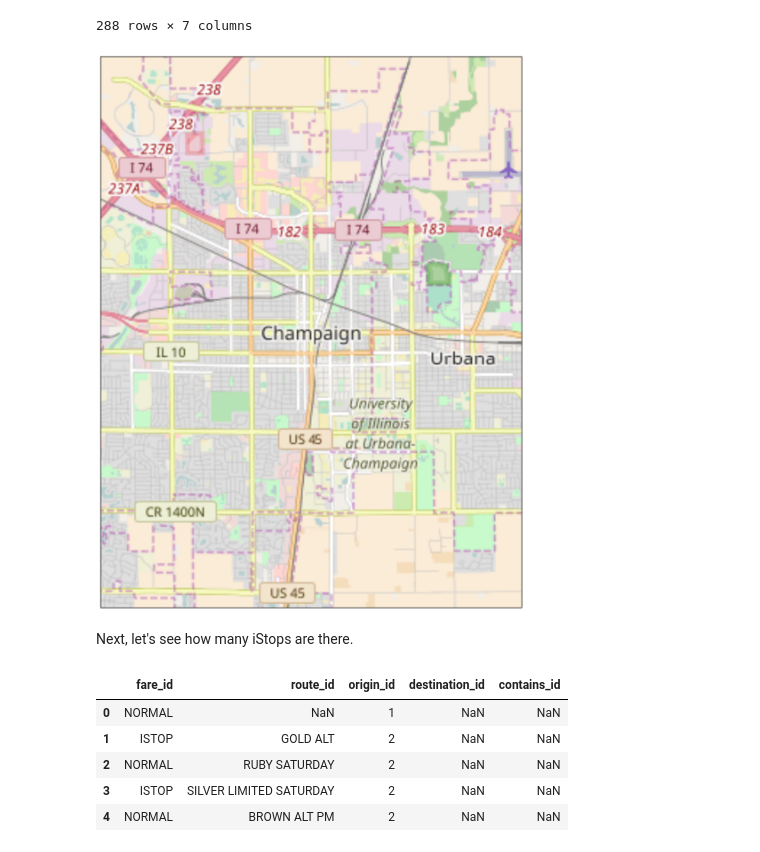
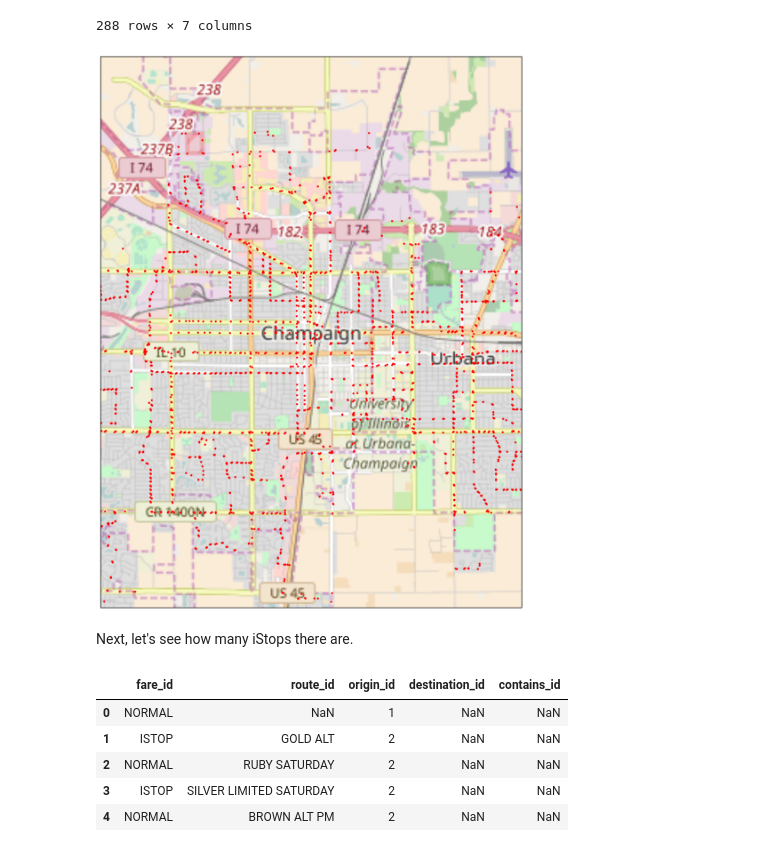
Before and after one commit to ariansacct/project-spring2017, a Jupyter notebook: part1/component1.ipynb, the cells around one changed output. Cells and saved outputs as stored; diff of their text form; code cells hidden in the pictures.

Commit message:
Updates the plots

```diff
--- a/part1/component1.ipynb
+++ b/part1/component1.ipynb
@@ -211,39 +242,39 @@ dlat = 0.05
 dlon = 0.05
 
 osm_tiles = OSM()
 
 plt.figure(figsize=(16, 16))
 
 # Use the tile's projection for the underlying map.
 ax = plt.axes(projection=osm_tiles.crs)
 
 # Specify a region of interest, in this case, Cardiff.
 ax.set_extent([lon - dlon, lon + dlon, lat - dlat, lat + dlat], ccrs.PlateCarree())
 # fargeshoono nemidoonam
 #ax.set_extent([lon - dlon, lon + dlon, lat - dlat, lat + dlat])
 
 # Add the tiles at zoom level 12.
 ax.add_image(osm_tiles, 12)
 
 ax.coastlines('10m')
 
+df22 = stops.head()
 
-
-# inaro ezafe kon inja bebinim
 stop_lat = stops["stop_lat"]
 stop_lon = stops["stop_lon"]
-plt.plot(stop_lat, stop_lon, marker = 'o')
+#ax.plot(stop_lon, stop_lat, marker = 'o', transform = ccrs.PlateCarree())
+ax.scatter(stop_lon, stop_lat, marker = '.', color = 'red', transform = ccrs.PlateCarree())
 
 
 plt.show()
 
 
 
 #plt.show()
 # %% [output]
-[figure, old version]
+[figure, new version]
 # %% [markdown]
-Next, let's see how many iStops are there.
+Next, let's see how many iStops there are.
 # %%
 fare_rules = pd.read_csv("fare_rules.txt")
 fare_rules.head()
```
Also changed, not shown: parts of 5 cells of this notebook.
